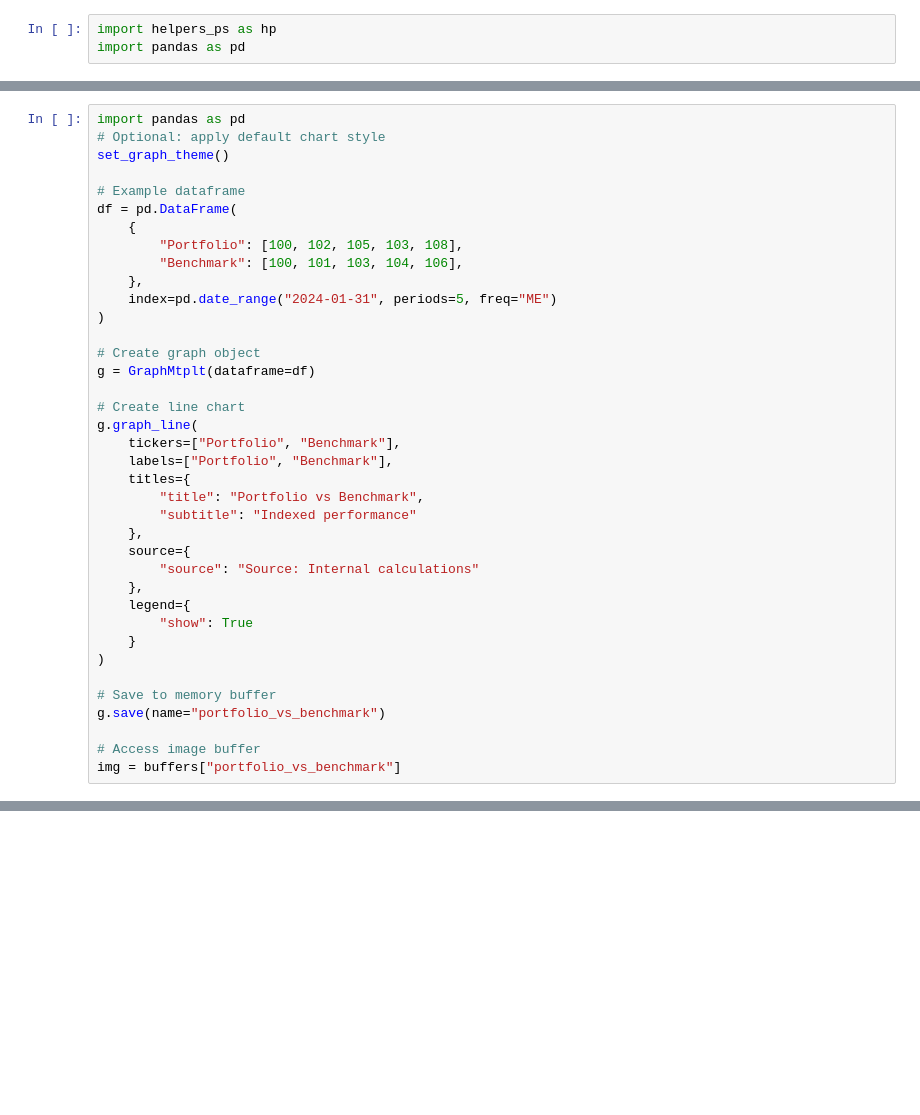
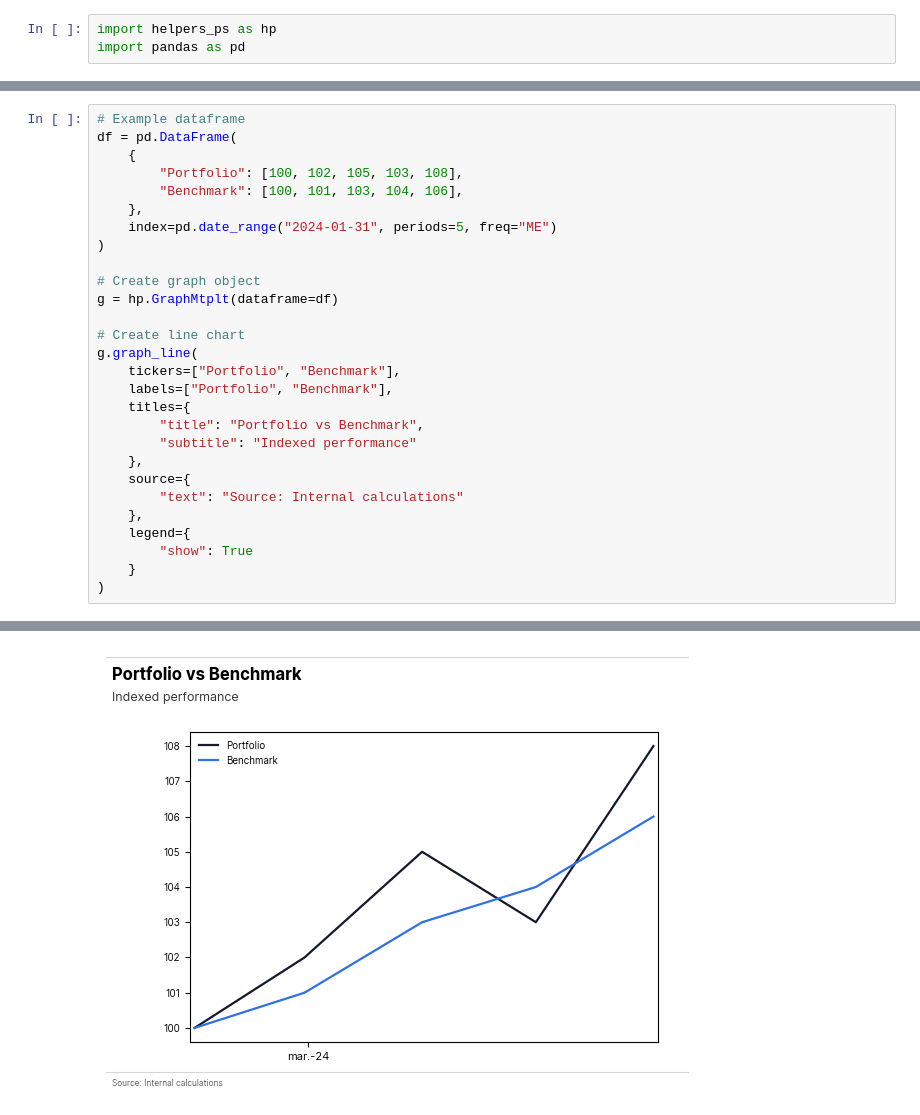
Before and after one commit to jc-ocampob/helpers_ps, a Jupyter notebook: prueba_2.ipynb, the cells around one changed output, grey strips where cells are left out. Saved outputs shown, nothing was run; the diff lists cells and outputs as text; blank space fills up the shorter version.

```diff
--- a/prueba_2.ipynb
+++ b/prueba_2.ipynb
@@ -60,8 +80,4 @@ hp.Powerpoint.Line_chart
 # %%
-import pandas as pd
-# Optional: apply default chart style
-set_graph_theme()
-
 # Example dataframe
 df = pd.DataFrame(
     {
@@ -72,7 +88,7 @@ df = pd.DataFrame(
 )
 
 # Create graph object
-g = GraphMtplt(dataframe=df)
+g = hp.GraphMtplt(dataframe=df)
 
 # Create line chart
 g.graph_line(
@@ -83,16 +99,10 @@ g.graph_line(
         "subtitle": "Indexed performance"
     },
     source={
-        "source": "Source: Internal calculations"
+        "text": "Source: Internal calculations"
     },
     legend={
         "show": True
     }
 )
-
-# Save to memory buffer
-g.save(name="portfolio_vs_benchmark")
-
-# Access image buffer
-img = buffers["portfolio_vs_benchmark"]
 # %% [output]
@@ -100,3 +126,4 @@ ImportError: cannot import name 'buffers' from 'helpers_ps.MtpltGraph' (d:\Datos
+[figure, added]
 # %%
 hp.FinCalculations
 # %% [output]
```
Also changed, not shown: parts of 5 cells of this notebook, 20 other files.
